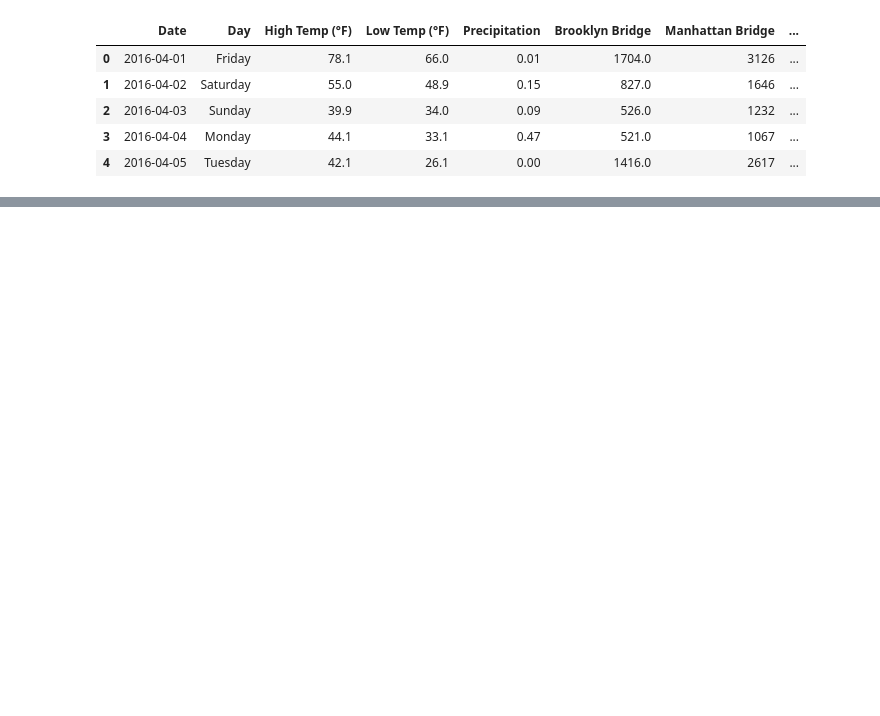
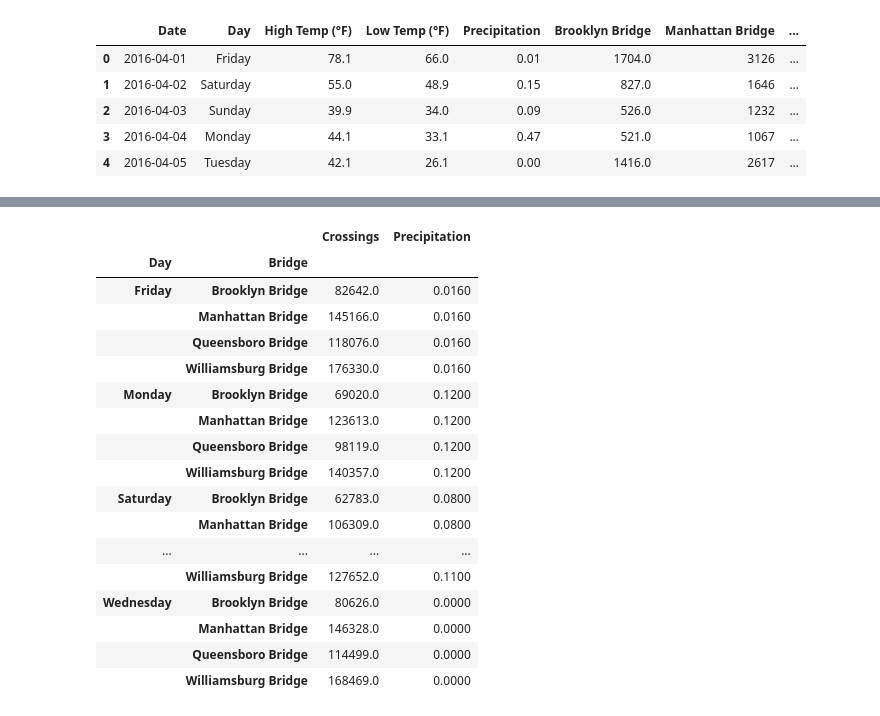
Before and after one commit to jmillerbrooks/Pivot-Tables-With-NYC-Bikes, a Jupyter notebook: blog.ipynb, the cells around one changed output, grey strips where cells are left out. Saved outputs shown, nothing was run; the diff lists cells and outputs as text; code cells hidden in the pictures; blank space fills up the shorter version.

```diff
--- a/blog.ipynb
+++ b/blog.ipynb
@@ -47,0 +138,23 @@ df.pivot_table(index='Date')
+# %%
+bikes.pivot_table(index=['Day', 'Bridge'],
+                   aggfunc={'Crossings':'sum',
+                             'Precipitation':'mean'})
+# %% [output]
+|  |  | Crossings | Precipitation |
+| Day | Bridge |  |  |
+| Friday | Brooklyn Bridge | 82642.0 | 0.0160 |
+|  | Manhattan Bridge | 145166.0 | 0.0160 |
+|  | Queensboro Bridge | 118076.0 | 0.0160 |
+|  | Williamsburg Bridge | 176330.0 | 0.0160 |
+| Monday | Brooklyn Bridge | 69020.0 | 0.1200 |
+|  | Manhattan Bridge | 123613.0 | 0.1200 |
+|  | Queensboro Bridge | 98119.0 | 0.1200 |
+|  | Williamsburg Bridge | 140357.0 | 0.1200 |
+| Saturday | Brooklyn Bridge | 62783.0 | 0.0800 |
+|  | Manhattan Bridge | 106309.0 | 0.0800 |
+| ... | ... | ... | ... |
+|  | Williamsburg Bridge | 127652.0 | 0.1100 |
+| Wednesday | Brooklyn Bridge | 80626.0 | 0.0000 |
+|  | Manhattan Bridge | 146328.0 | 0.0000 |
+|  | Queensboro Bridge | 114499.0 | 0.0000 |
+|  | Williamsburg Bridge | 168469.0 | 0.0000 |
```
Also changed, not shown: parts of 9 cells of this notebook.
